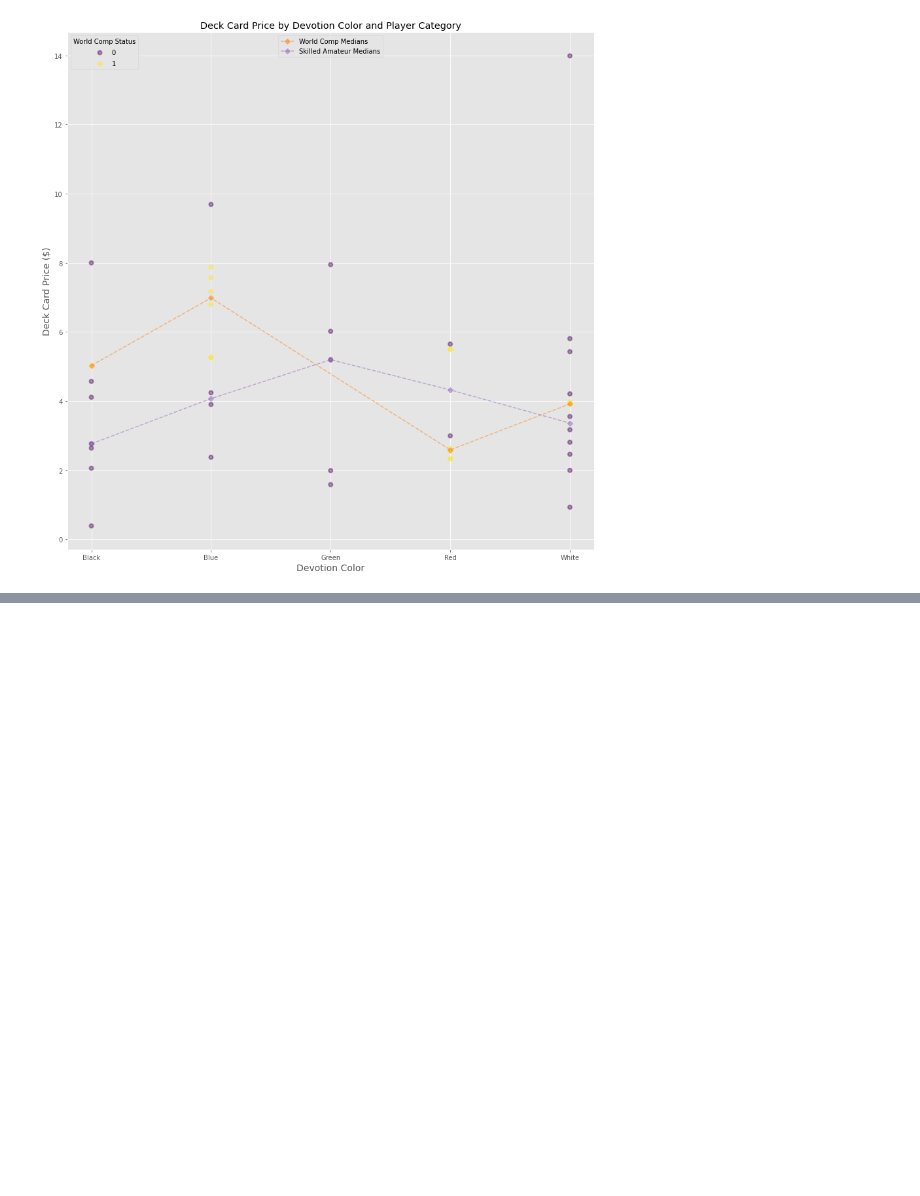
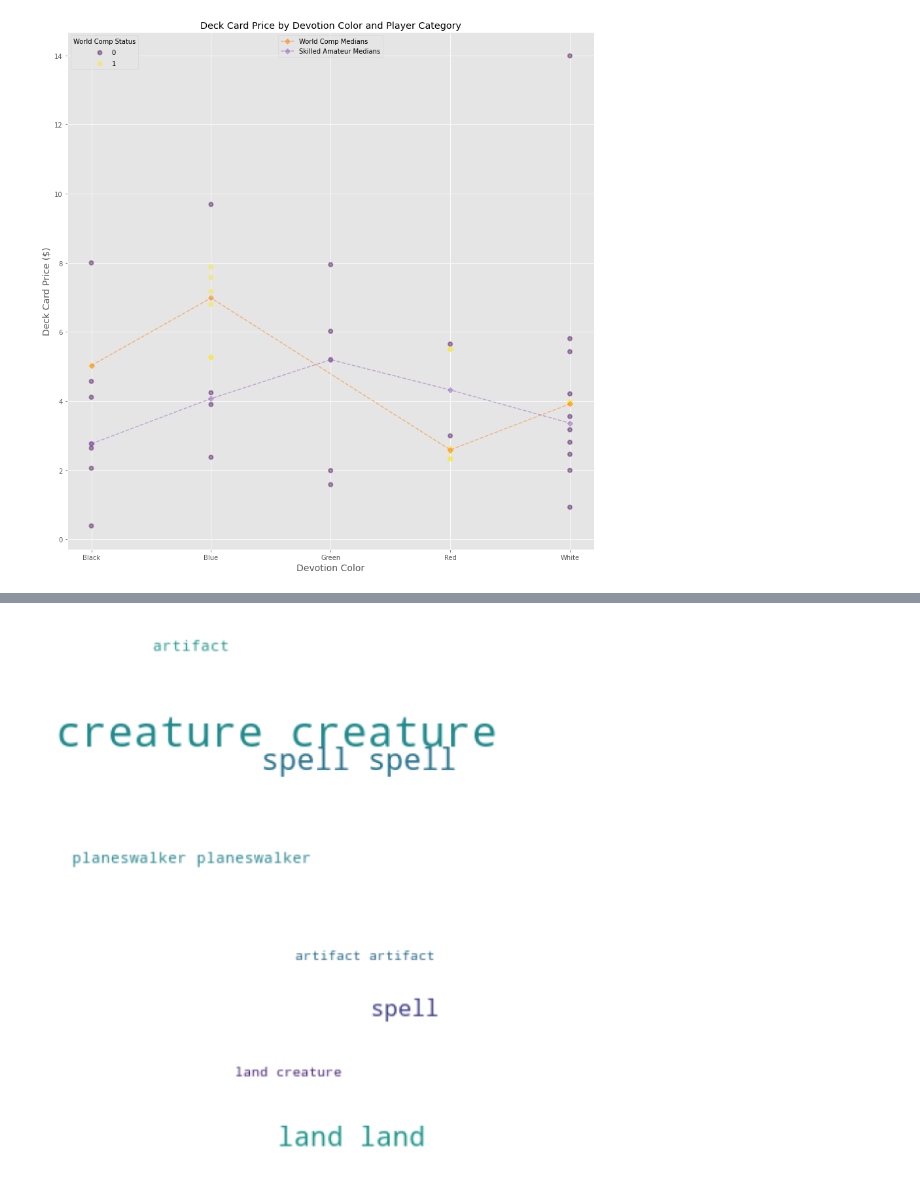
Before and after one commit to qitoahc/PayToWin_or_PayToPlay, a Jupyter notebook: notebooks/Deck price comparison.ipynb, the cells around one changed output, grey strips where cells are left out. Drawn from its saved outputs; the diff is of its cells as text; code cells hidden in the pictures; blank space fills up the shorter version.

```diff
--- a/notebooks/Deck price comparison.ipynb
+++ b/notebooks/Deck price comparison.ipynb
@@ -420,0 +437,31 @@ ModuleNotFoundError: No module named 'WordCloud'
+# %%
+
+
+def typify(type_):
+    core_types = {'planeswalker':['planeswalker'],'creature':['creature'],'spell':['instant', 'sorcery', 'enchantment', 'aura'], 'land': ['land'], 'artifact':['artifact']}
+    typed = 'unmapped'
+    for k, v in core_types.items():
+        match = set(type_.lower().split()).intersection(set(v))
+        #print(match)
+        if len(match) > 0:
+            typed = k
+            break
+    return typed
+
+# for i in np.arange(10):
+#     print(card_df.loc[i,'type'])
+#     t = typify(card_df.loc[i,'type'],core_types)
+#     print(t)
+
+typed_df = card_df.copy()
+typed_df['core_type'] = typed_df['type'].apply(typify)
+c_types = stringifycol(typed_df, 'core_type')
+
+raw_wordcloud = WordCloud(width = 400, height = 400, background_color = 'white', stopwords = set(STOPWORDS), min_font_size = 10).generate(c_types)
+plt.figure(figsize = (8,8), facecolor = None)
+plt.imshow(raw_wordcloud)
+plt.axis('off')
+plt.tight_layout()
+plt.show()
+# %% [output]
+[figure, added]
```
Also changed, not shown: parts of 8 cells of this notebook, 2 other files.
